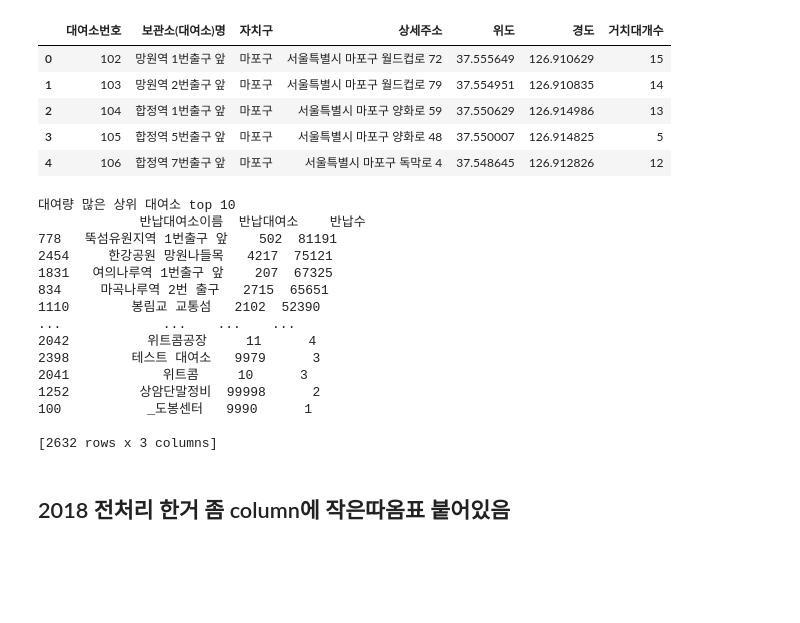
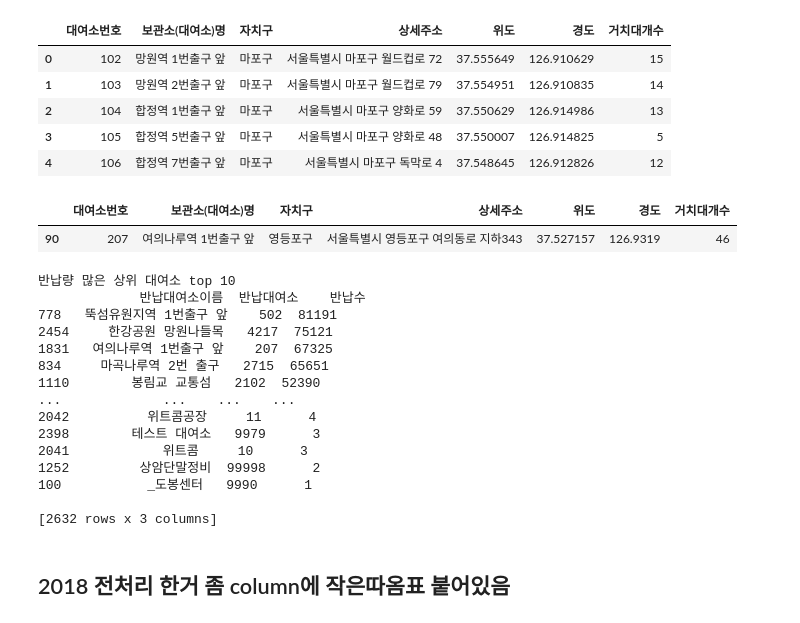
Before and after one commit to dhcryan/ddareung, a Jupyter notebook: main.ipynb, the cells around one changed output. Saved outputs shown, nothing was run; the diff lists cells and outputs as text; code cells hidden in the pictures; blank space fills up the shorter version.

```diff
--- a/main.ipynb
+++ b/main.ipynb
@@ -261,3 +226,9 @@ rental_df.head()
 | 2 | 104 | 합정역 1번출구 앞 | 마포구 | 서울특별시 마포구 양화로 59 | 37.550629 | 126.914986 | 13 |
 | 3 | 105 | 합정역 5번출구 앞 | 마포구 | 서울특별시 마포구 양화로 48 | 37.550007 | 126.914825 | 5 |
 | 4 | 106 | 합정역 7번출구 앞 | 마포구 | 서울특별시 마포구 독막로 4 | 37.548645 | 126.912826 | 12 |
+# %%
+yeoi=rental_df[rental_df['대여소번호']==207]
+yeoi.head()
+# %% [output]
+|  | 대여소번호 | 보관소(대여소)명 | 자치구 | 상세주소 | 위도 | 경도 | 거치대개수 |
+| 90 | 207 | 여의나루역 1번출구 앞 | 영등포구 | 서울특별시 영등포구 여의동로 지하343 | 37.527157 | 126.9319 | 46 |
@@ -265,9 +266,9 @@ rental_df.head()
 # 대여량이 많은 상위 대여소
 # for i in range(5):
 #     print('반납량 많은 상위 대여소 top 10\n',df[i]['반납대여소이름'].value_counts().head(5))
-print('대여량 많은 상위 대여소 top 10\n',df_return.sort_values('반납수',ascending=False))
+print('반납량 많은 상위 대여소 top 10\n',df_return.sort_values('반납수',ascending=False))
 # %% [output]
-대여량 많은 상위 대여소 top 10
+반납량 많은 상위 대여소 top 10
              반납대여소이름  반납대여소    반납수
 778   뚝섬유원지역 1번출구 앞    502  81191
 2454     한강공원 망원나들목   4217  75121
```
Also changed, not shown: parts of 5 cells of this notebook, 3 other files.
